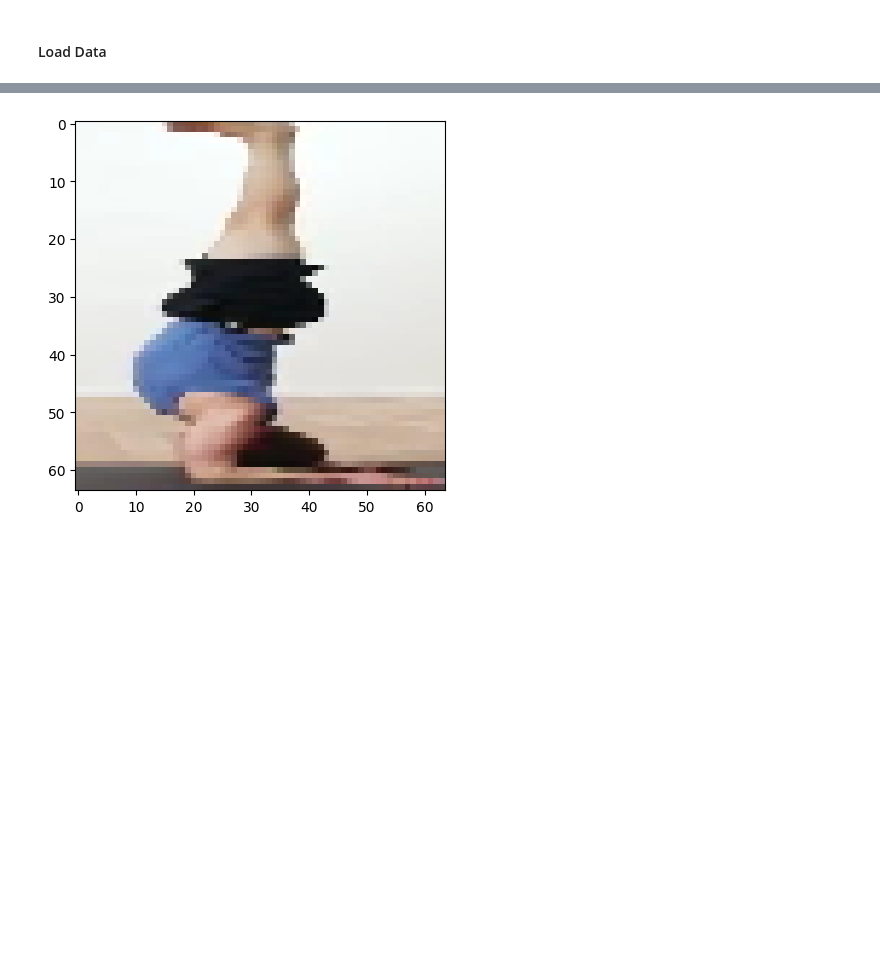
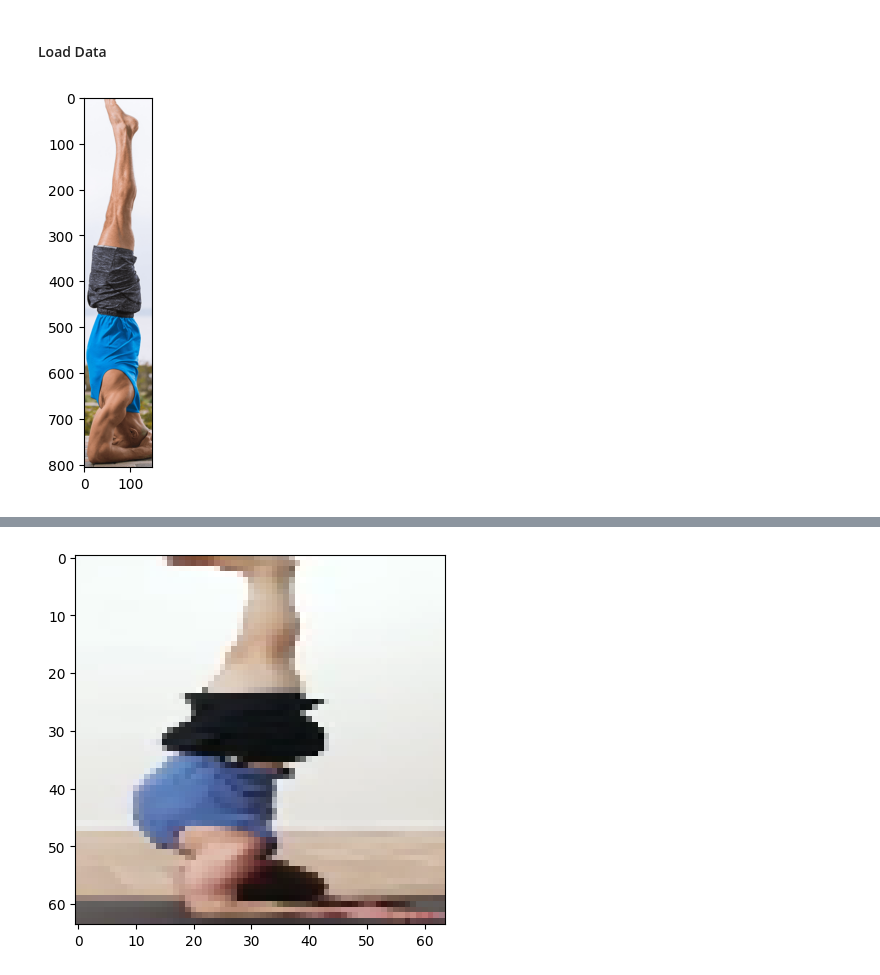
Before and after one commit to luciaaguzzoni/AsanaNet, a Jupyter notebook: notebook/Model_creation.ipynb, the cells around one changed output, grey strips where cells are left out. Cells and saved outputs as stored; diff of their text form; code cells hidden in the pictures; blank space fills up the shorter version.

```diff
--- a/notebook/Model_creation.ipynb
+++ b/notebook/Model_creation.ipynb
@@ -24,0 +52,8 @@ img_width = 100
+# %%
+img = cv2.imread("../data/dataset/salamba sirsasana/55-0.png")
+img = cv2.cvtColor(img, cv2.COLOR_BGR2RGB)  # Convert to RGB
+#img = cv2.resize(img, (100, 100))
+plt.imshow(img)
+plt.show()
+# %% [output]
+[figure, added]
```
Also changed, not shown: parts of 4 cells of this notebook.
